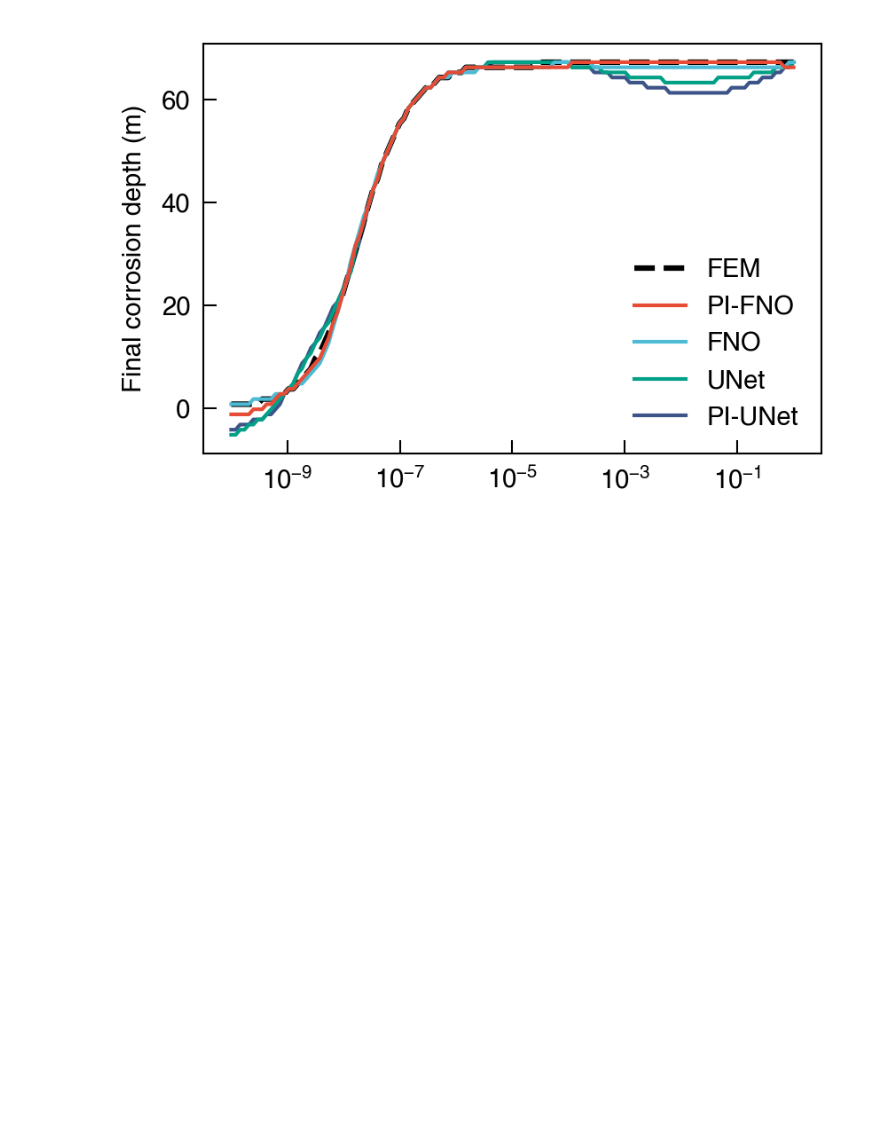
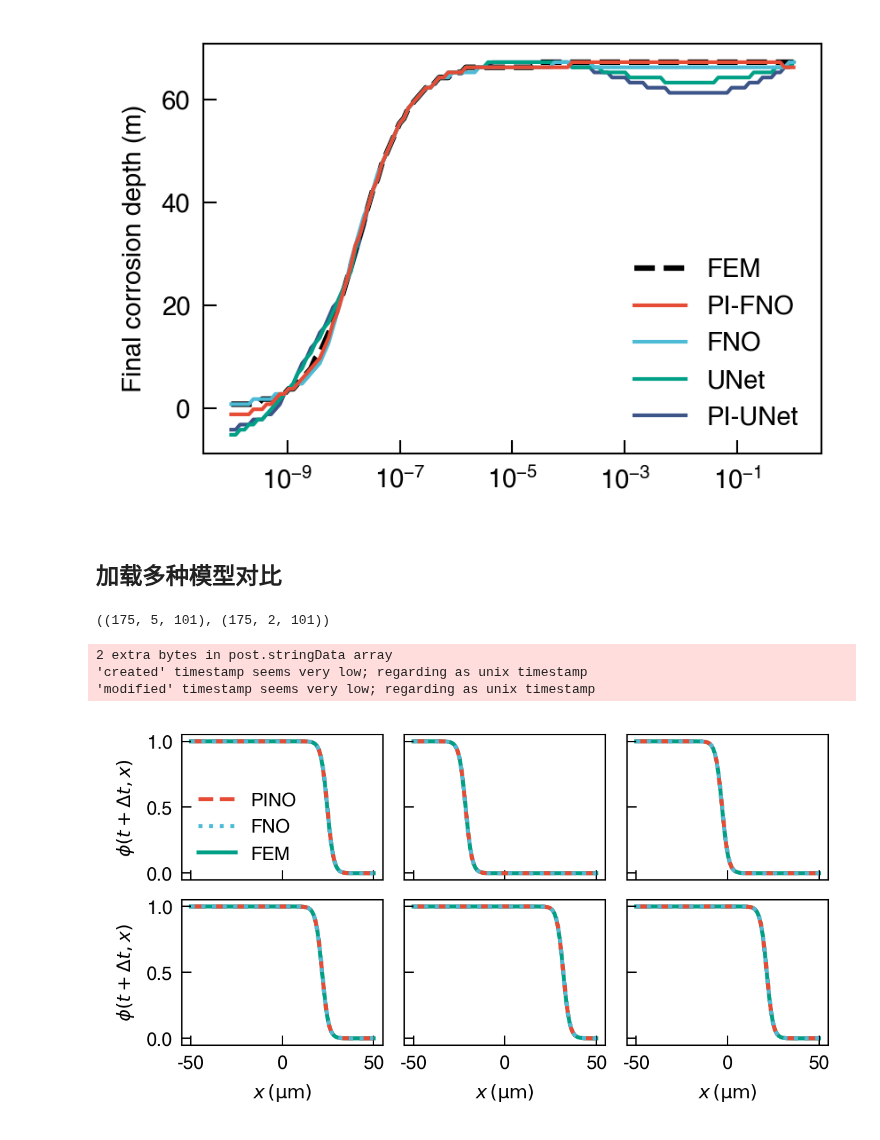
Before and after one commit to NanxiiChen/PF-PINO, a Jupyter notebook: corrosion1d/compare.ipynb, the cells around one changed output. Drawn from its saved outputs; the diff is of its cells as text; code cells hidden in the pictures; blank space fills up the shorter version.

Commit message:
Update figures

```diff
--- a/corrosion1d/compare.ipynb
+++ b/corrosion1d/compare.ipynb
@@ -46,4 +46,8 @@ rcParams.update({
         "#91D1C2", "#DC0000", "#7E6148", "#B09C85"
     ]),
     # "axes.prop_cycle": plt.cycler(color=colors),
+    "mathtext.fontset": "dejavusans",
 })
+
+
+save_fig_dir = "./figures/"
@@ -218,8 +224,8 @@ Mean error shape: (100,)
 [figure]
 # %%
 fig, ax = plt.subplots(1, 1, figsize=(3, 2))
-lps = jnp.load("./corrosion1d/data/final_corrosion_depth/Lp_values.npy")
-final_corrosion_depths_fem = jnp.load("./corrosion1d/data/final_corrosion_depth/final_corrosion_depth.npy") * 1e6  # in microns
+lps = jnp.load("/root/autodl-tmp/data/corrosion1d/final_corrosion_depth/Lp_values.npy")
+final_corrosion_depths_fem = jnp.load("/root/autodl-tmp/data/corrosion1d/final_corrosion_depth/final_corrosion_depth.npy") * 1e6  # in microns
 ax.plot(lps, final_corrosion_depths_fem, label="FEM", color="black", linestyle="--",)
 for idx, (dir_path, model_name) in enumerate(dirs):
     final_corrosion_depth = jnp.load(os.path.join(dir_path, "corrosion_depths.npz"))["corrosion_depths"]
@@ -230,3 +236,5 @@ ax.legend()
 # %% [output]
 <matplotlib.legend.Legend at 0x...>
 [figure]
+# %% [markdown]
+## 加载多种模型对比
@@ -232,0 +273,50 @@ ax.legend()
+# %%
+# data = jnp.load("./dataset_split.npz")
+data = jnp.load(os.path.join(configs.data_dir, "dataset_split.npz"))
+
+# Xs, Ys = data["train_x"], data["train_y"]
+Xs, Ys = data["valid_x"], data["valid_y"]
+meshes = jnp.load(os.path.join(configs.data_dir, "dataset_1d_complete.npz"))["meshes"]
+times = jnp.load(os.path.join(configs.data_dir, "dataset_1d_complete.npz"))["times"]
+dt = times[1] - times[0]
+Xs.shape, Ys.shape
+# %% [output]
+((175, 5, 101), (175, 2, 101))
+# %%
+num_examples = 6
+import numpy as np
+np.random.seed(0)
+random_indices = np.random.choice(Xs.shape[0], size=num_examples, replace=False,)
+fig, axes = plt.subplots(2, 3, figsize=(3.8, 2.0), constrained_layout=True, sharex=True, sharey=True)
+xs_example = Xs[random_indices]
+ys_example = Ys[random_indices]
+y_pred_pino = jax.vmap(model_pino)(xs_example)
+y_pred_fno = jax.vmap(model_fno)(xs_example)
+
+
+
+axes = axes.flatten()
+for i, idx in enumerate(random_indices):
+    ax = axes[i]
+    # ax.plot(meshes, xs_example[i, 0, :], label="Input", color="green")
+    ax.plot(meshes*configs.Lc, y_pred_pino[i, 0, :], label="PINO",
+            color="C0", linestyle="dashed")
+    ax.plot(meshes*configs.Lc, y_pred_fno[i, 0, :], label="FNO",
+            color="C1", linestyle="dotted")
+    ax.plot(meshes*configs.Lc, ys_example[i, 0, :], label="FEM",
+            color="C2", zorder=-1)
+    ax.xaxis.set_major_formatter(plt.FuncFormatter(lambda x, _: f"{x*1e6:.0f}"))
+    ax.yaxis.set_major_locator(plt.MultipleLocator(0.5))
+    if i == 0:
+        ax.legend(loc="lower left")
+    if i // 3 == 1:
+        ax.set_xlabel(r"$x \, \mathrm{(\mu m)}$")
+    if i % 3 == 0:
+        ax.set_ylabel(r"$\phi(t+\Delta t,x)$")
+fig.savefig(os.path.join(save_fig_dir, "corrosion1d_valid_one_step_pred.pdf"), dpi=450,
+            bbox_inches='tight', pad_inches=0.0)
+# %% [output]
+2 extra bytes in post.stringData array
+'created' timestamp seems very low; regarding as unix timestamp
+'modified' timestamp seems very low; regarding as unix timestamp
+[figure, added]
```
Also changed, not shown: parts of 8 cells of this notebook, 8 other files.
